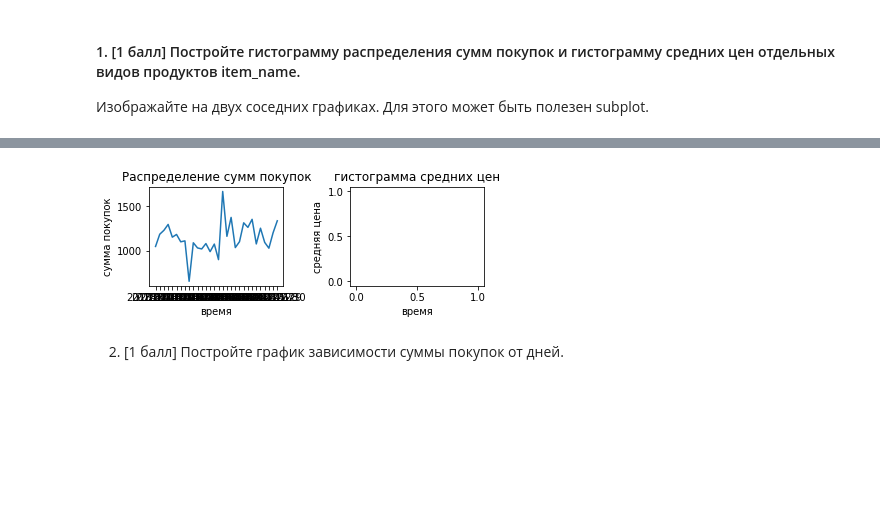
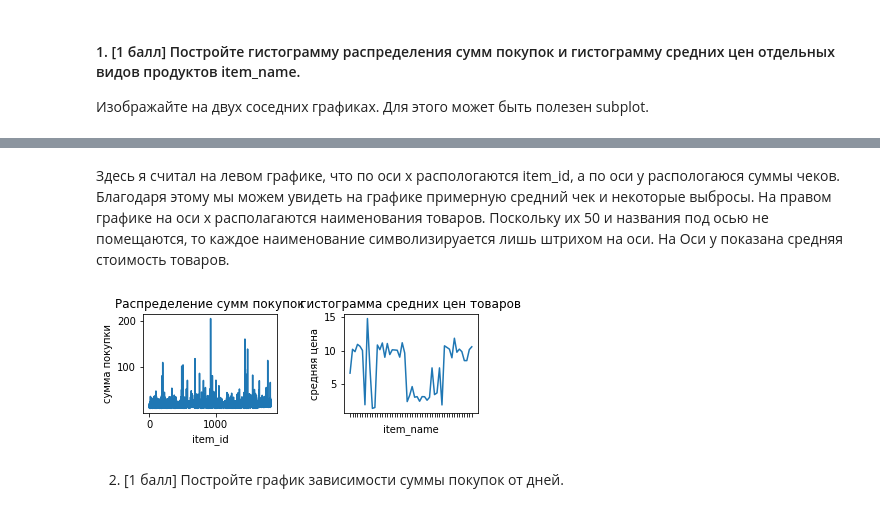
Before and after one commit to hse-mlearn/ha-01-mvdokuchaev, a Jupyter notebook: homework-practice-01.ipynb, the cells around one changed output, grey strips where cells are left out. Cells and saved outputs as stored; diff of their text form; code cells hidden in the pictures; blank space fills up the shorter version.

```diff
--- a/homework-practice-01.ipynb
+++ b/homework-practice-01.ipynb
@@ -545,0 +525,3 @@ Name: item_price2, dtype: float64
+# %%
+jon = data.groupby('item_name').mean()
+jon['item_price2']
@@ -546,17 +546,20 @@ Name: item_price2, dtype: float64
+# %% [markdown]
+Здесь я считал на левом графике, что по оси x распологаются item_id, а по оси y распологаюся суммы чеков. Благодаря этому мы можем увидеть на графике примерную средний чек и некоторые выбросы.  На правом графике на оси x располагаются наименования товаров. Поскольку их 50 и названия под осью не помещаются, то каждое наименование символизируается лишь штрихом на оси. На Оси y показана средняя стоимость товаров.
 # %%
 fig = plt.figure()
 ax1 = fig.add_subplot(2, 2, 1)
 ax1.set_title('Распределение сумм покупок')
-ax1.set_xlabel('время')
-ax1.set_ylabel('сумма покупок')
-ax1.plot(kop)
+ax1.set_xlabel('item_id')
+ax1.set_ylabel('сумма покупки')
+ax1.plot(data3['item_price2'])
 ax2 = fig.add_subplot(2, 2, 2)
-ax2.set_title('гистограмма средних цен')
-ax2.set_xlabel('время')
+ax2.set_title('гистограмма средних цен товаров')
+ax2.set_xlabel('item_name')
 ax2.set_ylabel('средняя цена')
-ax2.plot()
+ax2.plot(jon['item_price2'])
+labels = ax2.set_xticklabels('')
 fig.subplots_adjust(wspace=0.5)
 # %% [output]
-[figure, old version]
+[figure, new version]
 # %% [markdown]
  2. [1 балл] Постройте график зависимости суммы покупок от дней.
```
Also changed, not shown: parts of 13 cells of this notebook.
